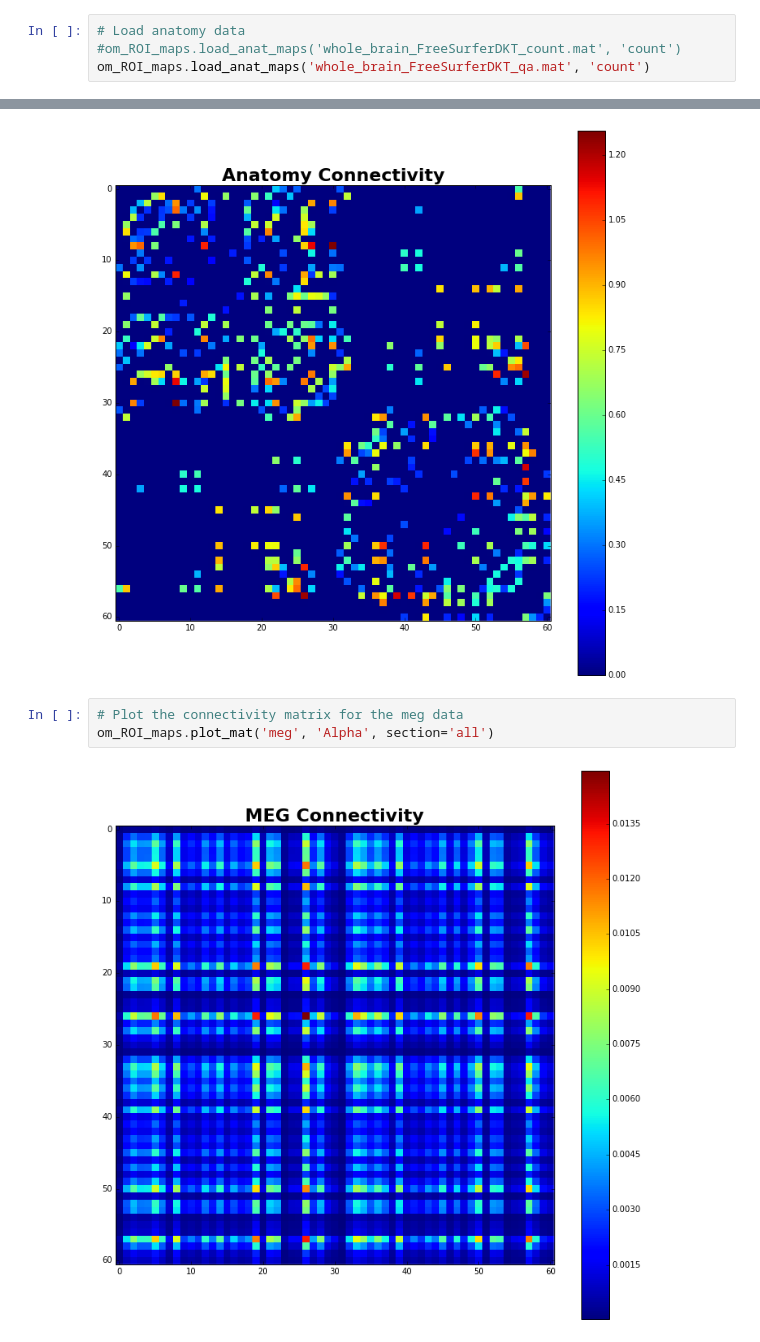
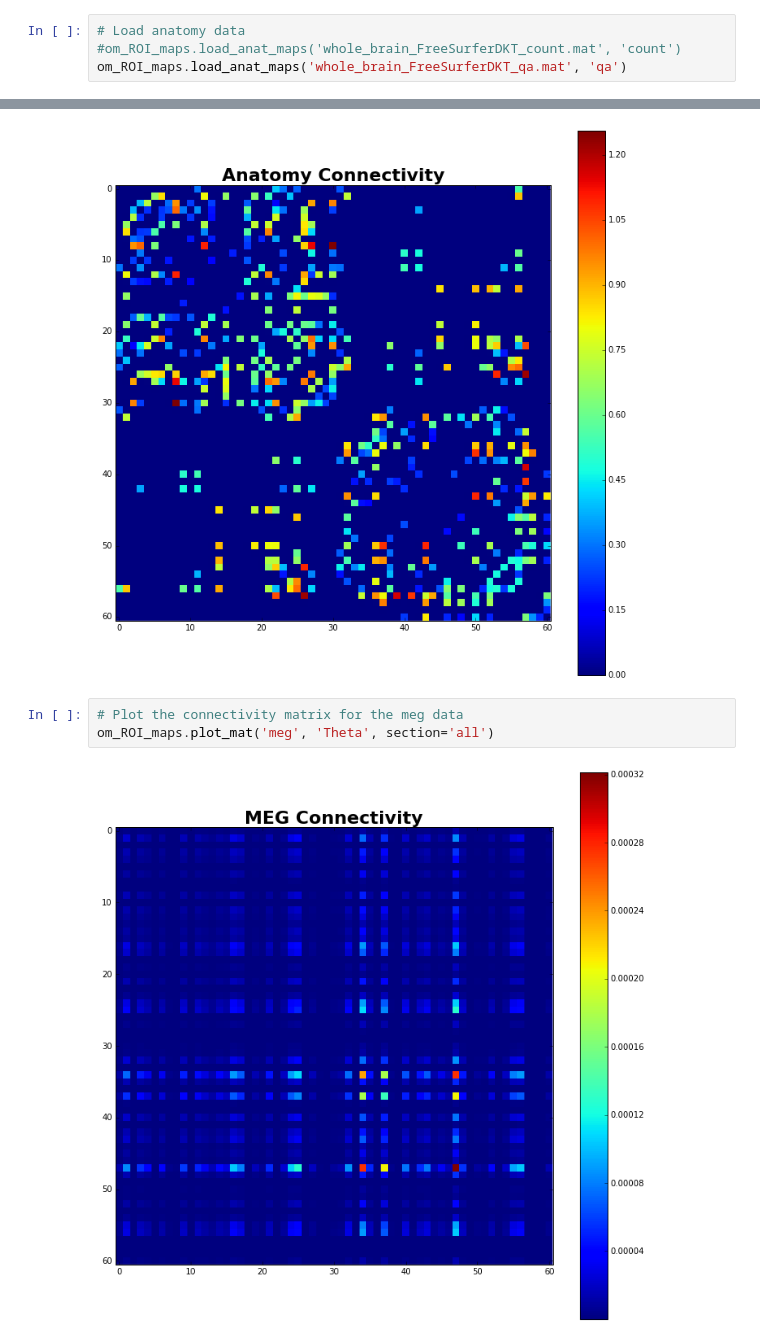
Before and after one commit to voytekresearch/omapping, a Jupyter notebook: MapComparisons.ipynb, the cells around one changed output, grey strips where cells are left out. Drawn from its saved outputs; the diff is of its cells as text.

```diff
--- a/MapComparisons.ipynb
+++ b/MapComparisons.ipynb
@@ -117,7 +236,7 @@ om_ROI_maps.load_elec_rois(elec_roi_path)
 # %%
 # Load anatomy data
 #om_ROI_maps.load_anat_maps('whole_brain_FreeSurferDKT_count.mat', 'count')
-om_ROI_maps.load_anat_maps('whole_brain_FreeSurferDKT_qa.mat', 'count')
+om_ROI_maps.load_anat_maps('whole_brain_FreeSurferDKT_qa.mat', 'qa')
 # %%
 # Align ROIs from MEG & Anat
 om_ROI_maps.align_rois()
@@ -150,6 +269,6 @@ om_ROI_maps.plot_mat('anat', section='all')
 [figure]
 # %%
 # Plot the connectivity matrix for the meg data
-om_ROI_maps.plot_mat('meg', 'Alpha', section='all')
+om_ROI_maps.plot_mat('meg', 'Theta', section='all')
 # %% [output]
-[figure, old version]
+[figure, new version]
```
Also changed, not shown: parts of 21 cells of this notebook.
